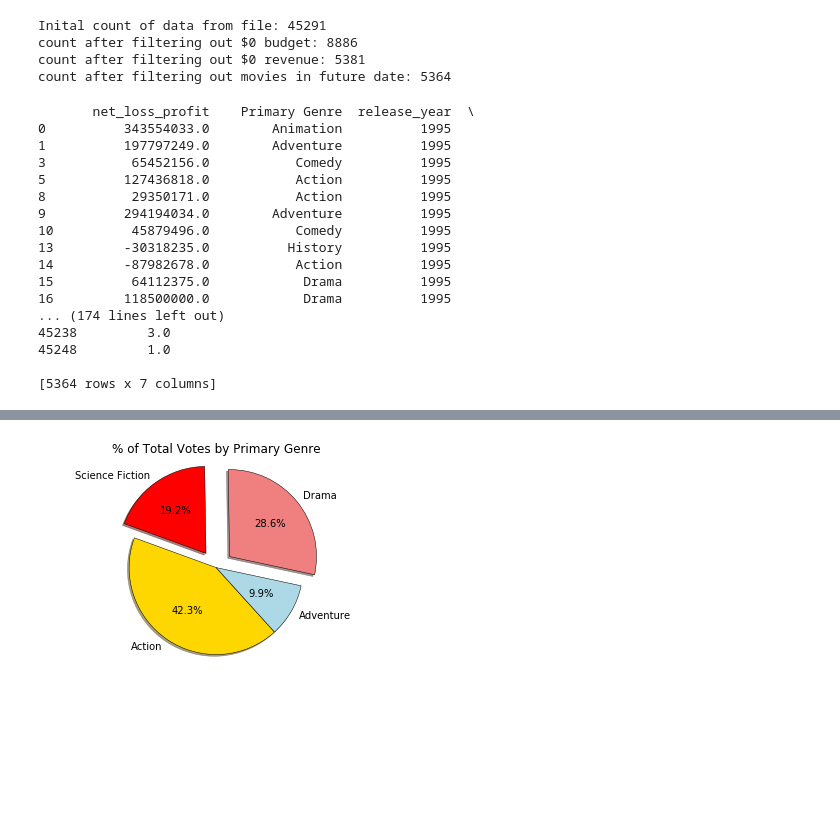
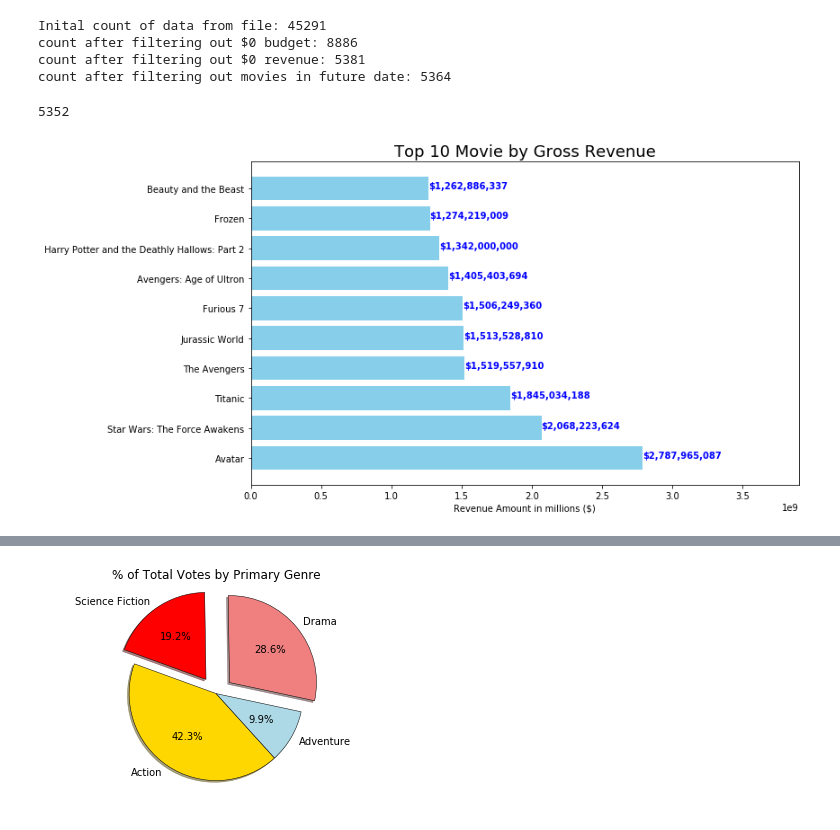
Before and after one commit to sarahshelden/Project1DataScience, a Jupyter notebook: movies.ipynb, the cells around one changed output, grey strips where cells are left out. Saved outputs shown, nothing was run; the diff lists cells and outputs as text; code cells hidden in the pictures; blank space fills up the shorter version.

```diff
--- a/movies.ipynb
+++ b/movies.ipynb
@@ -37,6 +40,15 @@ Inital count of data from file: 45291
 count after filtering out $0 budget: 8886
 count after filtering out $0 revenue: 5381
 count after filtering out movies in future date: 5364
+# %%
+# extract the Genre from the column that has a list of dictionaries
+clean_movie_data_df['Primary Genre']=[json.loads(row.genres.replace("'",'"'))[0]['name'] if row.genres != '[]' else '' for _,row in clean_movie_data_df.iterrows()]
+clean_movie_data_df = clean_movie_data_df.loc[clean_movie_data_df['Primary Genre']!= ""]
+#print(clean_movie_data_df[['revenue','net_loss_profit','Primary Genre', 'release_year', 'title', 'popularity']])
+clean_movie_data_cnt = len(clean_movie_data_df)
+print (clean_movie_data_cnt)
+# %% [output]
+5352
 # %%
 # convert number columns: revenue, budget, net_loss_profit to numeric for sorting purposes
 clean_movie_data_df['revenue'] = pd.to_numeric(clean_movie_data_df['revenue'])
@@ -47,22 +71,26 @@ clean_movie_data_df['popularity'] = pd.to_numeric(clean_movie_data_df['popularit
-# %%
-# extract the Genre from the column that has a list of dictionaries
-clean_movie_data_df['Primary Genre']=[json.loads(row.genres.replace("'",'"'))[0]['name'] if row.genres != '[]' else '' for _,row in clean_movie_data_df.iterrows()]
-print(clean_movie_data_df[['net_loss_profit','Primary Genre', 'release_year', 'title', 'popularity' ,'vote_average','vote_count']])
-# %% [output]
-       net_loss_profit    Primary Genre  release_year  \
-0          343554033.0        Animation          1995
-1          197797249.0        Adventure          1995
-3           65452156.0           Comedy          1995
-5          127436818.0           Action          1995
-8           29350171.0           Action          1995
-9          294194034.0        Adventure          1995
-10          45879496.0           Comedy          1995
-13         -30318235.0          History          1995
-14         -87982678.0           Action          1995
-15          64112375.0            Drama          1995
-16         118500000.0            Drama          1995
-... (174 lines left out)
-45238         3.0
-45248         1.0
-
-[5364 rows x 7 columns]
+# %%
+#plot the top 10 movies by revenue
+
+# get the data for plotting the top 10 movies by revenue
+top_10_revenue_mv = sort_by_revenue[:10][['title','revenue','Primary Genre']].reset_index()
+#print(top_10_revenue_mv)
+
+revenue_value = top_10_revenue_mv.revenue
+x_title_labels = top_10_revenue_mv.title
+
+y_rev_pos = np.arange(len(x_title_labels))
+
+plt.figure(figsize=(12,6))
+plt.barh(y_rev_pos, revenue_value, align='center', height=0.8, color="skyblue")
+plt.yticks(y_rev_pos, x_title_labels)
+plt.xlim(0,np.max(revenue_value)*1.4)
+plt.xlabel('Revenue Amount in millions ($)')
+plt.title('Top 10 Movie by Gross Revenue', fontsize = 18)
+
+for i, v in enumerate(revenue_value):
+    plt.text(v + 0.5, i, str(('${:,.0f}'.format(v))), color='blue', fontweight='bold')
+
+plt.tight_layout()
+plt.show()
+# %% [output]
+[figure, added]
```
Also changed, not shown: parts of 36 cells of this notebook.
